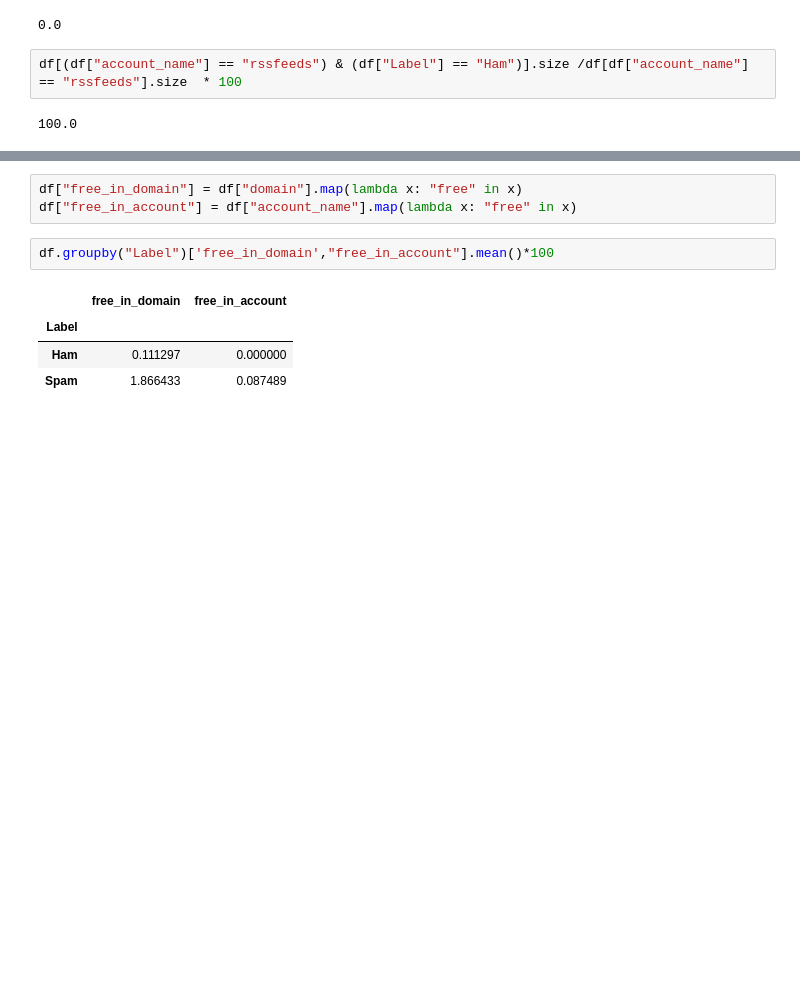
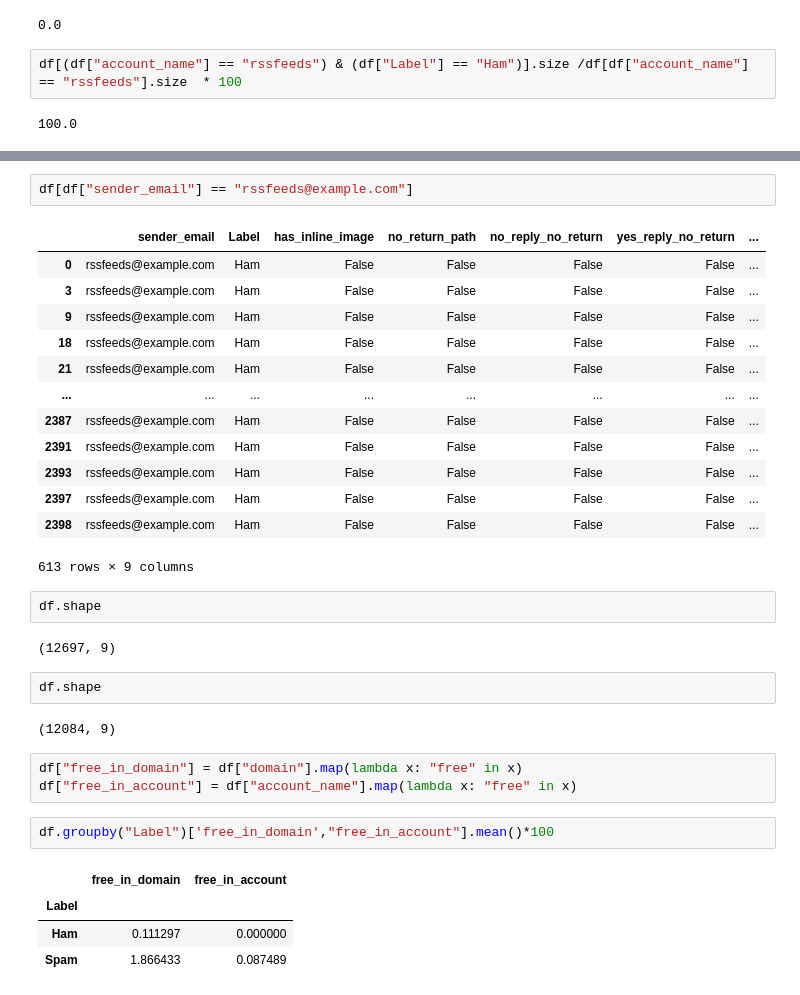
Before and after one commit to susmitpy/Spam-Email-Detector, a Jupyter notebook: Data/Data Wrangling/Scripts/Preprocessing Stage 1.ipynb, the cells around one changed output, grey strips where cells are left out. Saved outputs shown, nothing was run; the diff lists cells and outputs as text; blank space fills up the shorter version.

```diff
--- a/Data/Data Wrangling/Scripts/Preprocessing Stage 1.ipynb
+++ b/Data/Data Wrangling/Scripts/Preprocessing Stage 1.ipynb
@@ -422,3 +431,27 @@ df.drop(df[df["account_name"] == "rssfeeds"].index,inplace=True)
+# %%
+df[df["sender_email"] == "rssfeeds@example.com"]
+# %% [output]
+|  | sender_email | Label | has_inline_image | no_return_path | no_reply_no_return | yes_reply_no_return | ... |
+| 0 | rssfeeds@example.com | Ham | False | False | False | False | ... |
+| 3 | rssfeeds@example.com | Ham | False | False | False | False | ... |
+| 9 | rssfeeds@example.com | Ham | False | False | False | False | ... |
+| 18 | rssfeeds@example.com | Ham | False | False | False | False | ... |
+| 21 | rssfeeds@example.com | Ham | False | False | False | False | ... |
+| ... | ... | ... | ... | ... | ... | ... | ... |
+| 2387 | rssfeeds@example.com | Ham | False | False | False | False | ... |
+| 2391 | rssfeeds@example.com | Ham | False | False | False | False | ... |
+| 2393 | rssfeeds@example.com | Ham | False | False | False | False | ... |
+| 2397 | rssfeeds@example.com | Ham | False | False | False | False | ... |
+| 2398 | rssfeeds@example.com | Ham | False | False | False | False | ... |
+613 rows × 9 columns
+# %%
+df.shape
+# %% [output]
+(12697, 9)
+# %%
+df.shape
+# %% [output]
+(12084, 9)
 # %%
 df["free_in_domain"] = df["domain"].map(lambda x: "free" in x)
 df["free_in_account"] = df["account_name"].map(lambda x: "free" in x)
```
Also changed, not shown: parts of 32 cells of this notebook, 5 other files.
